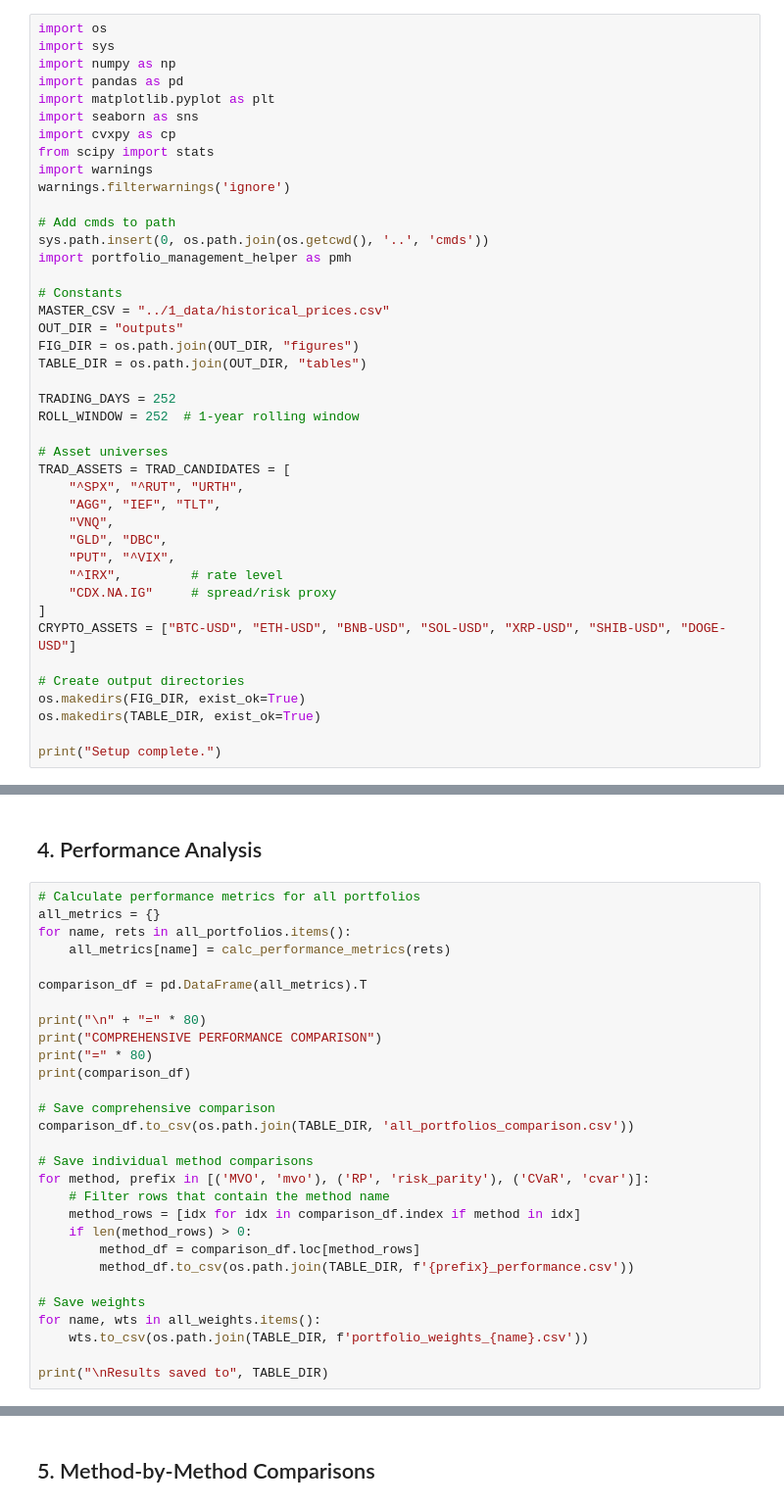
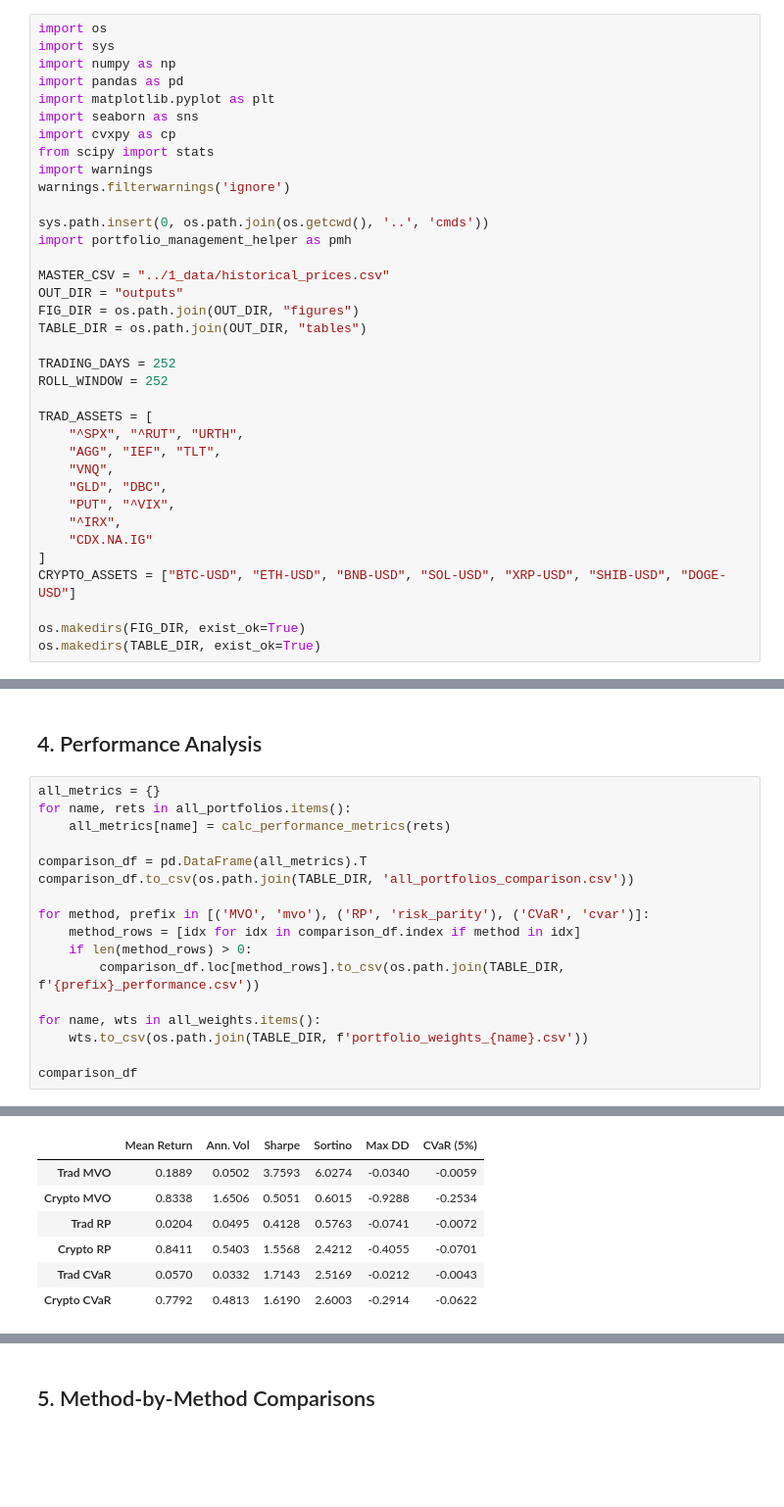
Before and after one commit to sahilnay/crypto-final-project-trad-crypto-assets, a Jupyter notebook: 5_portfolio_optimization/portfolio_optimization.ipynb, the cells around one changed output, grey strips where cells are left out. Shown at 98% size. Saved outputs shown, nothing was run; the diff lists cells and outputs as text; blank space fills up the shorter version.

```diff
--- a/5_portfolio_optimization/portfolio_optimization.ipynb
+++ b/5_portfolio_optimization/portfolio_optimization.ipynb
@@ -19,33 +19,27 @@ from scipy import stats
 import warnings
 warnings.filterwarnings('ignore')
 
-# Add cmds to path
 sys.path.insert(0, os.path.join(os.getcwd(), '..', 'cmds'))
 import portfolio_management_helper as pmh
 
-# Constants
 MASTER_CSV = "../1_data/historical_prices.csv"
 OUT_DIR = "outputs"
 FIG_DIR = os.path.join(OUT_DIR, "figures")
 TABLE_DIR = os.path.join(OUT_DIR, "tables")
 
 TRADING_DAYS = 252
-ROLL_WINDOW = 252  # 1-year rolling window
+ROLL_WINDOW = 252
 
-# Asset universes
-TRAD_ASSETS = TRAD_CANDIDATES = [
+TRAD_ASSETS = [
     "^SPX", "^RUT", "URTH",
     "AGG", "IEF", "TLT",
     "VNQ",
     "GLD", "DBC",
     "PUT", "^VIX",
-    "^IRX",         # rate level
-    "CDX.NA.IG"     # spread/risk proxy
+    "^IRX",
+    "CDX.NA.IG"
 ]
 CRYPTO_ASSETS = ["BTC-USD", "ETH-USD", "BNB-USD", "SOL-USD", "XRP-USD", "SHIB-USD", "DOGE-USD"]
 
-# Create output directories
 os.makedirs(FIG_DIR, exist_ok=True)
 os.makedirs(TABLE_DIR, exist_ok=True)
-
-print("Setup complete.")
@@ -378,32 +280,20 @@ ALL OPTIMIZATIONS COMPLETE
 # %% [markdown]
 ## 4. Performance Analysis
 # %%
-# Calculate performance metrics for all portfolios
 all_metrics = {}
 for name, rets in all_portfolios.items():
     all_metrics[name] = calc_performance_metrics(rets)
 
 comparison_df = pd.DataFrame(all_metrics).T
-
-print("\n" + "=" * 80)
-print("COMPREHENSIVE PERFORMANCE COMPARISON")
-print("=" * 80)
-print(comparison_df)
-
-# Save comprehensive comparison
 comparison_df.to_csv(os.path.join(TABLE_DIR, 'all_portfolios_comparison.csv'))
 
-# Save individual method comparisons
 for method, prefix in [('MVO', 'mvo'), ('RP', 'risk_parity'), ('CVaR', 'cvar')]:
-    # Filter rows that contain the method name
     method_rows = [idx for idx in comparison_df.index if method in idx]
     if len(method_rows) > 0:
-        method_df = comparison_df.loc[method_rows]
-        method_df.to_csv(os.path.join(TABLE_DIR, f'{prefix}_performance.csv'))
+        comparison_df.loc[method_rows].to_csv(os.path.join(TABLE_DIR, f'{prefix}_performance.csv'))
 
-# Save weights
 for name, wts in all_weights.items():
     wts.to_csv(os.path.join(TABLE_DIR, f'portfolio_weights_{name}.csv'))
 
-print("\nResults saved to", TABLE_DIR)
+comparison_df
 # %% [output]
@@ -421,0 +300,7 @@ Results saved to outputs/tables
+|  | Mean Return | Ann. Vol | Sharpe | Sortino | Max DD | CVaR (5%) |
+| Trad MVO | 0.1889 | 0.0502 | 3.7593 | 6.0274 | -0.0340 | -0.0059 |
+| Crypto MVO | 0.8338 | 1.6506 | 0.5051 | 0.6015 | -0.9288 | -0.2534 |
+| Trad RP | 0.0204 | 0.0495 | 0.4128 | 0.5763 | -0.0741 | -0.0072 |
+| Crypto RP | 0.8411 | 0.5403 | 1.5568 | 2.4212 | -0.4055 | -0.0701 |
+| Trad CVaR | 0.0570 | 0.0332 | 1.7143 | 2.5169 | -0.0212 | -0.0043 |
+| Crypto CVaR | 0.7792 | 0.4813 | 1.6190 | 2.6003 | -0.2914 | -0.0622 |
```
Also changed, not shown: parts of 23 cells of this notebook, 8 other files.
